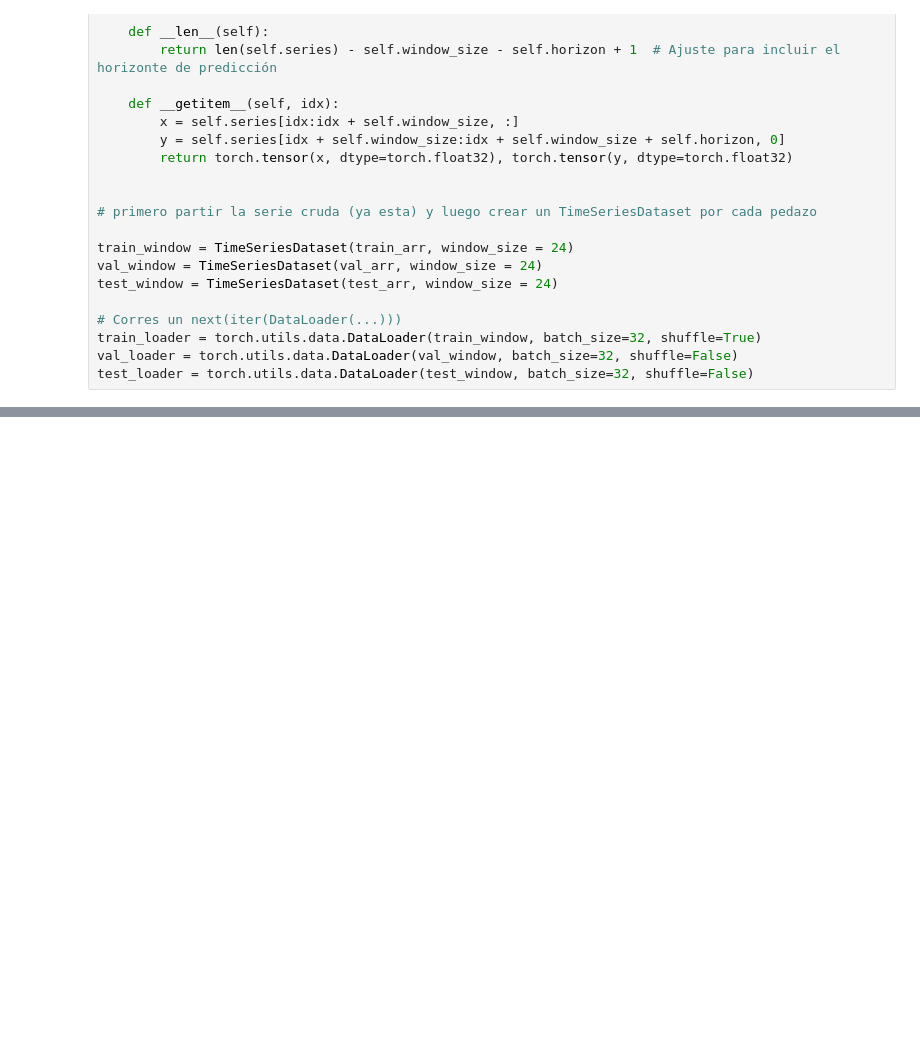
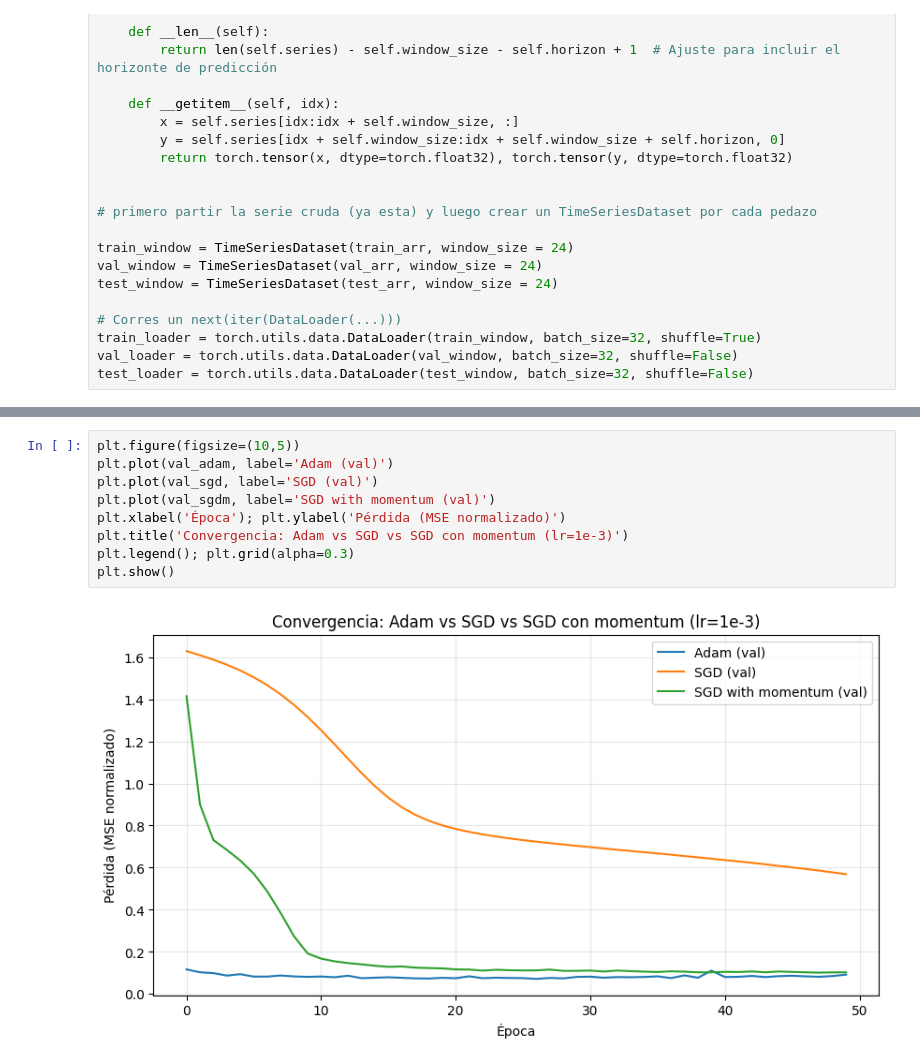
Before and after one commit to Arvo27/Electricity-Demand-Forecasting-Numerical-Methods-vs-Neural-Networks, a Jupyter notebook: Electricity_Demand.ipynb, the cells around one changed output, grey strips where cells are left out. Cells and saved outputs as stored; diff of their text form; blank space fills up the shorter version.

```diff
--- a/Electricity_Demand.ipynb
+++ b/Electricity_Demand.ipynb
@@ -863,0 +1047,11 @@ Entonces LSTM gana por la no linealidad, ya que la demanda no se comporta lineal
+# %%
+plt.figure(figsize=(10,5))
+plt.plot(val_adam, label='Adam (val)')
+plt.plot(val_sgd, label='SGD (val)')
+plt.plot(val_sgdm, label='SGD with momentum (val)')
+plt.xlabel('Época'); plt.ylabel('Pérdida (MSE normalizado)')
+plt.title('Convergencia: Adam vs SGD vs SGD con momentum (lr=1e-3)')
+plt.legend(); plt.grid(alpha=0.3)
+plt.show()
+# %% [output]
+[figure, added]
```
Also changed, not shown: parts of 8 cells of this notebook.
